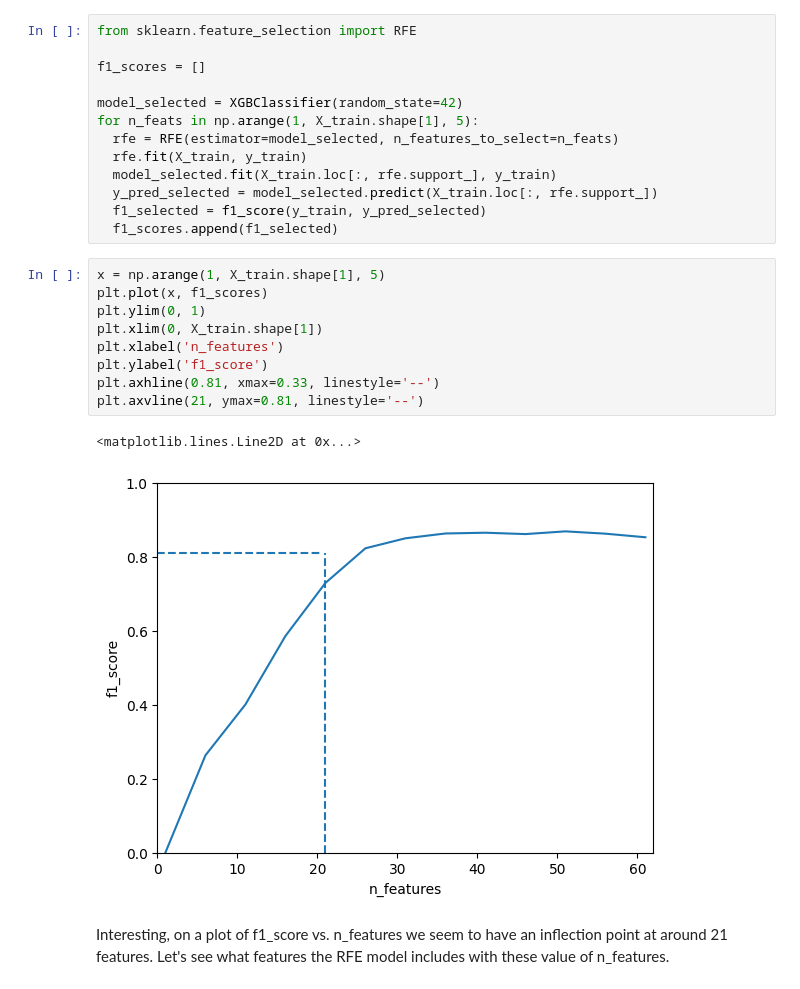
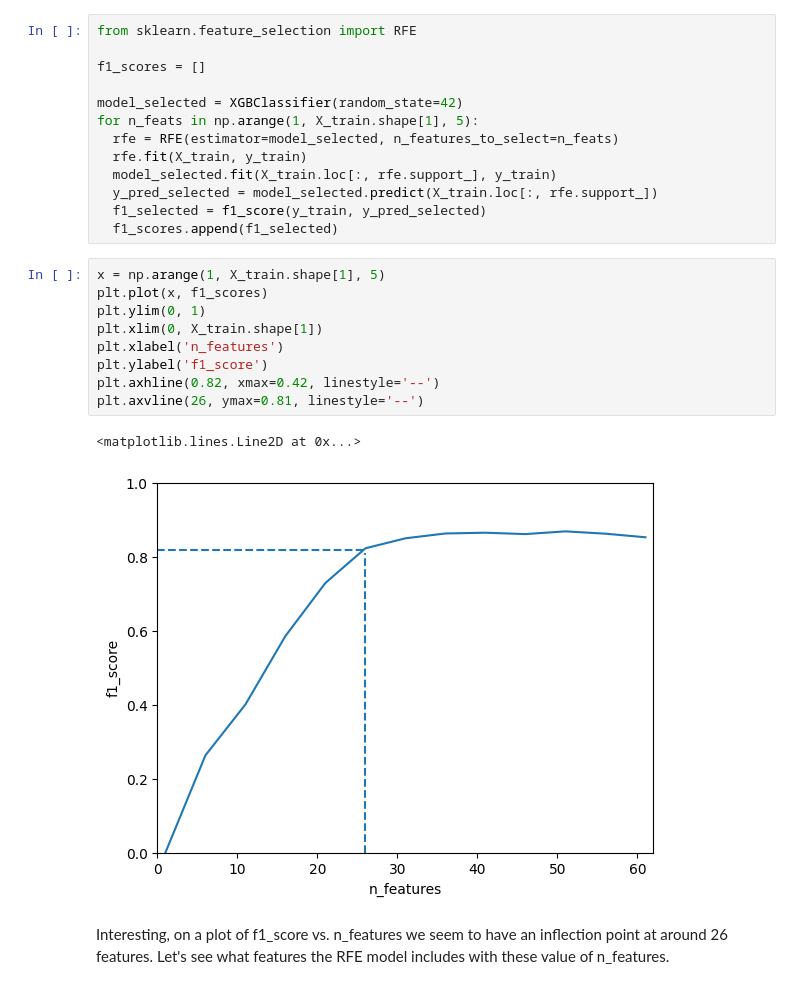
Before and after one commit to EJCassella/STATS19_severity_prediction, a Jupyter notebook: 07 - Initial Modelling.ipynb, the cells around one changed output. Cells and saved outputs as stored; diff of their text form.

Commit message:
Updated RFE graph

```diff
--- a/07 - Initial Modelling.ipynb
+++ b/07 - Initial Modelling.ipynb
@@ -261,17 +261,17 @@ for n_feats in np.arange(1, X_train.shape[1], 5):
 # %%
 x = np.arange(1, X_train.shape[1], 5)
 plt.plot(x, f1_scores)
 plt.ylim(0, 1)
 plt.xlim(0, X_train.shape[1])
 plt.xlabel('n_features')
 plt.ylabel('f1_score')
-plt.axhline(0.81, xmax=0.33, linestyle='--')
-plt.axvline(21, ymax=0.81, linestyle='--')
+plt.axhline(0.82, xmax=0.42, linestyle='--')
+plt.axvline(26, ymax=0.81, linestyle='--')
 # %% [output]
 <matplotlib.lines.Line2D at 0x...>
-[figure, old version]
+[figure, new version]
 # %% [markdown]
-Interesting, on a plot of f1_score vs. n_features we seem to have an inflection point at around 21 features. Let's see what features the RFE model includes with these value of n_features.
+Interesting, on a plot of f1_score vs. n_features we seem to have an inflection point at around 26 features. Let's see what features the RFE model includes with these value of n_features.
 # %%
 rfe = RFE(estimator=model_selected, n_features_to_select=21)
 rfe.fit(X_train, y_train)
```
Also changed, not shown: parts of 1 cell of this notebook.
